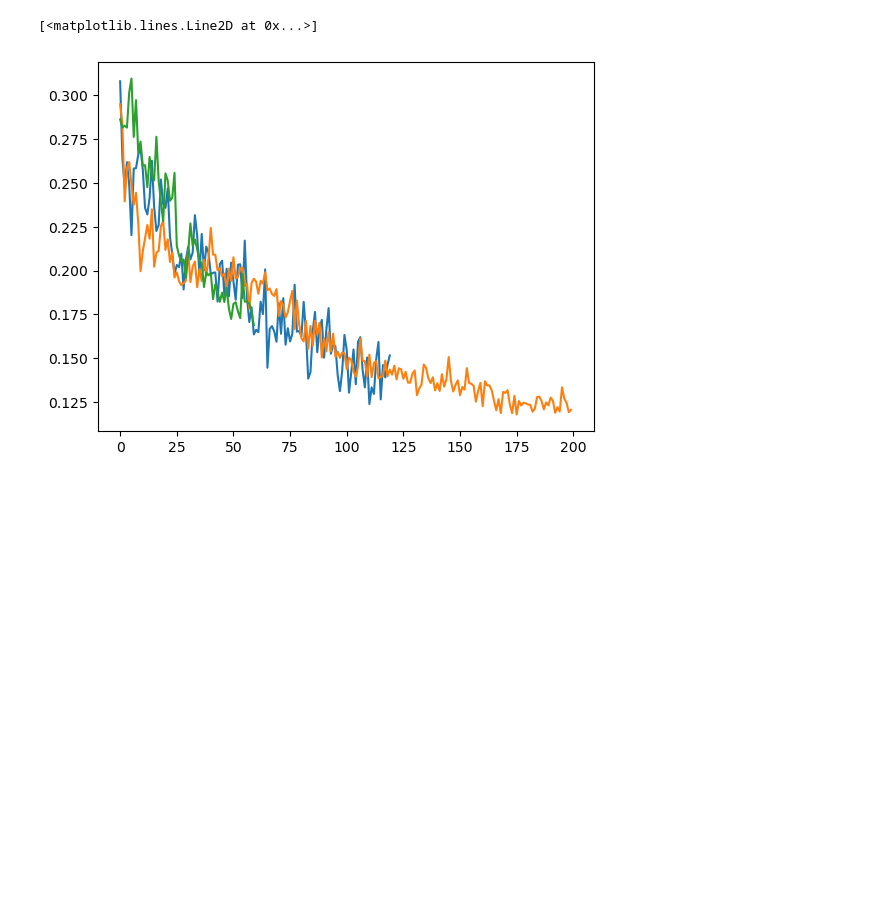
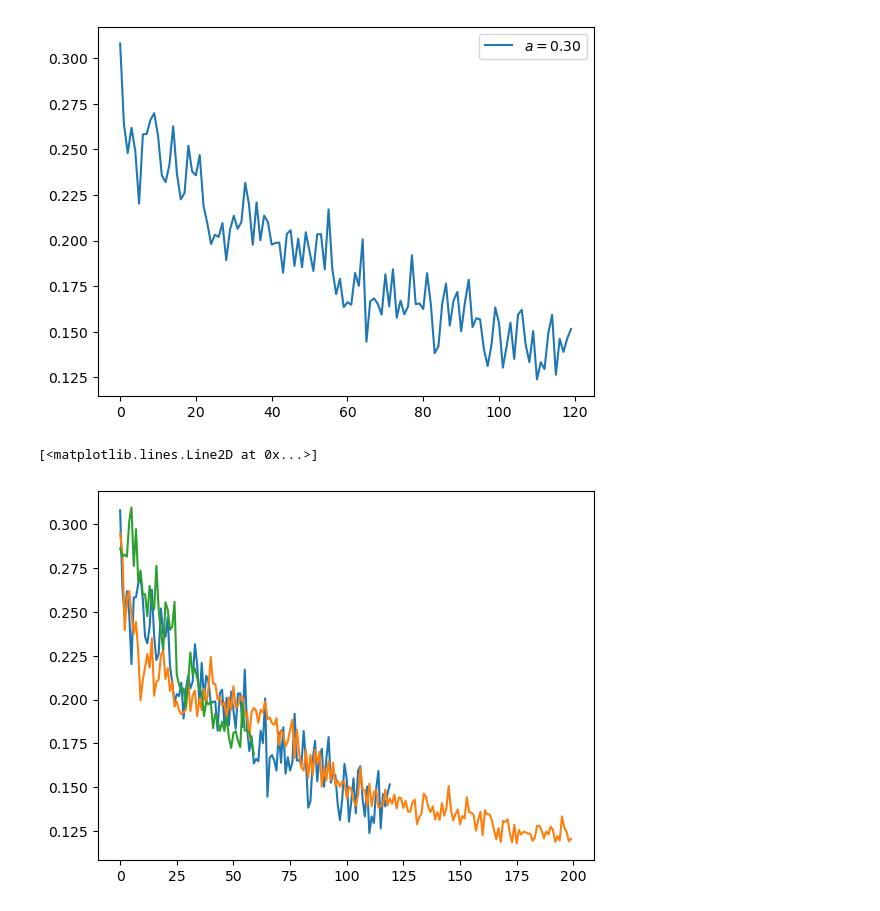
Before and after one commit to L-Amos/QNLP_project, a Jupyter notebook: fidelity_model/training_with_fidelity.ipynb, the cells around one changed output. Saved outputs shown, nothing was run; the diff lists cells and outputs as text; code cells hidden in the pictures; blank space fills up the shorter version.

```diff
--- a/fidelity_model/training_with_fidelity.ipynb
+++ b/fidelity_model/training_with_fidelity.ipynb
@@ -82,24 +70,26 @@ model.save("best_fidelity_model.lt")
 # %%
 import numpy as np
 import matplotlib.pyplot as plt
 
-a_05 = np.genfromtxt('Model Training Data/30-sentences_a-0.05_c-0.06.csv', delimiter=',')
-a_10 = np.genfromtxt('Model Training Data/30-sentences_a-0.1_c-0.06.csv', delimiter=',')
-a_15 = np.genfromtxt('Model Training Data/30-sentences_a-0.15_c-0.06.csv', delimiter=',')
-a_20 = np.genfromtxt('Model Training Data/30-sentences_a-0.2_c-0.06.csv', delimiter=',')
-a_30 = np.genfromtxt('Model Training Data/30-sentences_a-0.3_c-0.06.csv', delimiter=',')
-a_40 = np.genfromtxt('Model Training Data/30-sentences_a-0.4_c-0.06.csv', delimiter=',')
-a_50 = np.genfromtxt('Model Training Data/30-sentences_a-0.5_c-0.06.csv', delimiter=',')
-a_100 = np.genfromtxt('Model Training Data/30-sentences_a-1.0_c-0.06.csv', delimiter=',')
+a_05 = np.genfromtxt('data_from_trainer/30-sentences_a-0.05_c-0.06.csv', delimiter=',')
+a_10 = np.genfromtxt('data_from_trainer/30-sentences_a-0.1_c-0.06.csv', delimiter=',')
+a_15 = np.genfromtxt('data_from_trainer/30-sentences_a-0.15_c-0.06.csv', delimiter=',')
+a_20 = np.genfromtxt('data_from_trainer/30-sentences_a-0.2_c-0.06.csv', delimiter=',')
+a_30 = np.genfromtxt('data_from_trainer/30-sentences_a-0.3_c-0.06.csv', delimiter=',')
+a_40 = np.genfromtxt('data_from_trainer/30-sentences_a-0.4_c-0.06.csv', delimiter=',')
+a_50 = np.genfromtxt('data_from_trainer/30-sentences_a-0.5_c-0.06.csv', delimiter=',')
+a_100 = np.genfromtxt('data_from_trainer/30-sentences_a-1.0_c-0.06.csv', delimiter=',')
 
-plt.plot(a_05, label="$a=0.05$")
-plt.plot(a_10, label="$a=0.10$")
-plt.plot(a_15, label="$a=0.15$")
-plt.plot(a_20, label="$a=0.20$")
+# plt.plot(a_05, label="$a=0.05$")
+# plt.plot(a_10, label="$a=0.10$")
+# plt.plot(a_15, label="$a=0.15$")
+# plt.plot(a_20, label="$a=0.20$")
 plt.plot(a_30, label="$a=0.30$")
-plt.plot(a_40, label="$a=0.40$")
-plt.plot(a_50, label="$a=0.50$")
-plt.plot(a_100, label="$a=1.0$")
+# plt.plot(a_40, label="$a=0.40$")
+# plt.plot(a_50, label="$a=0.50$")
+# plt.plot(a_100, label="$a=1.0$")
 plt.legend()
 plt.show()
+# %% [output]
+[figure, added]
 # %%
```
Also changed, not shown: parts of 7 cells of this notebook.
